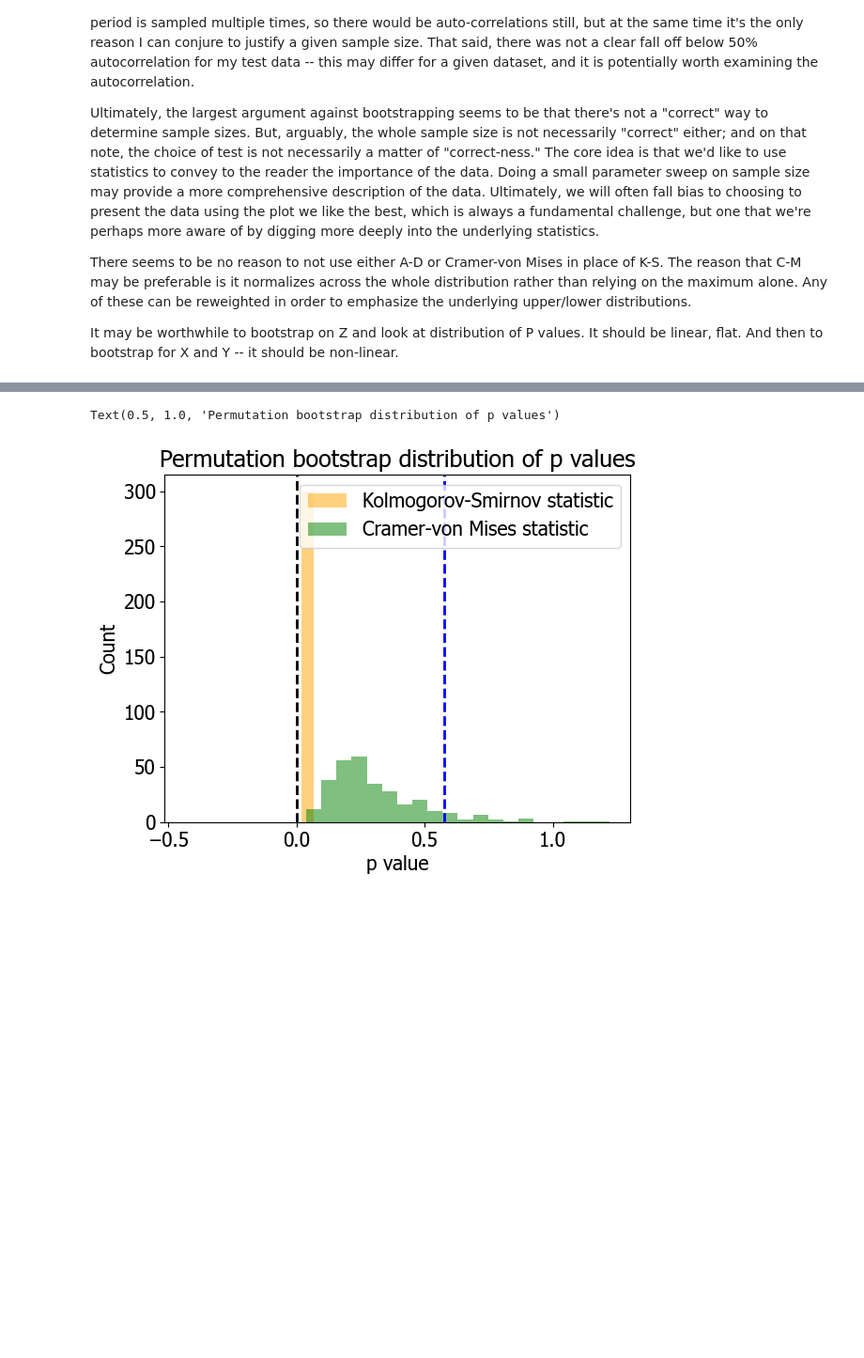
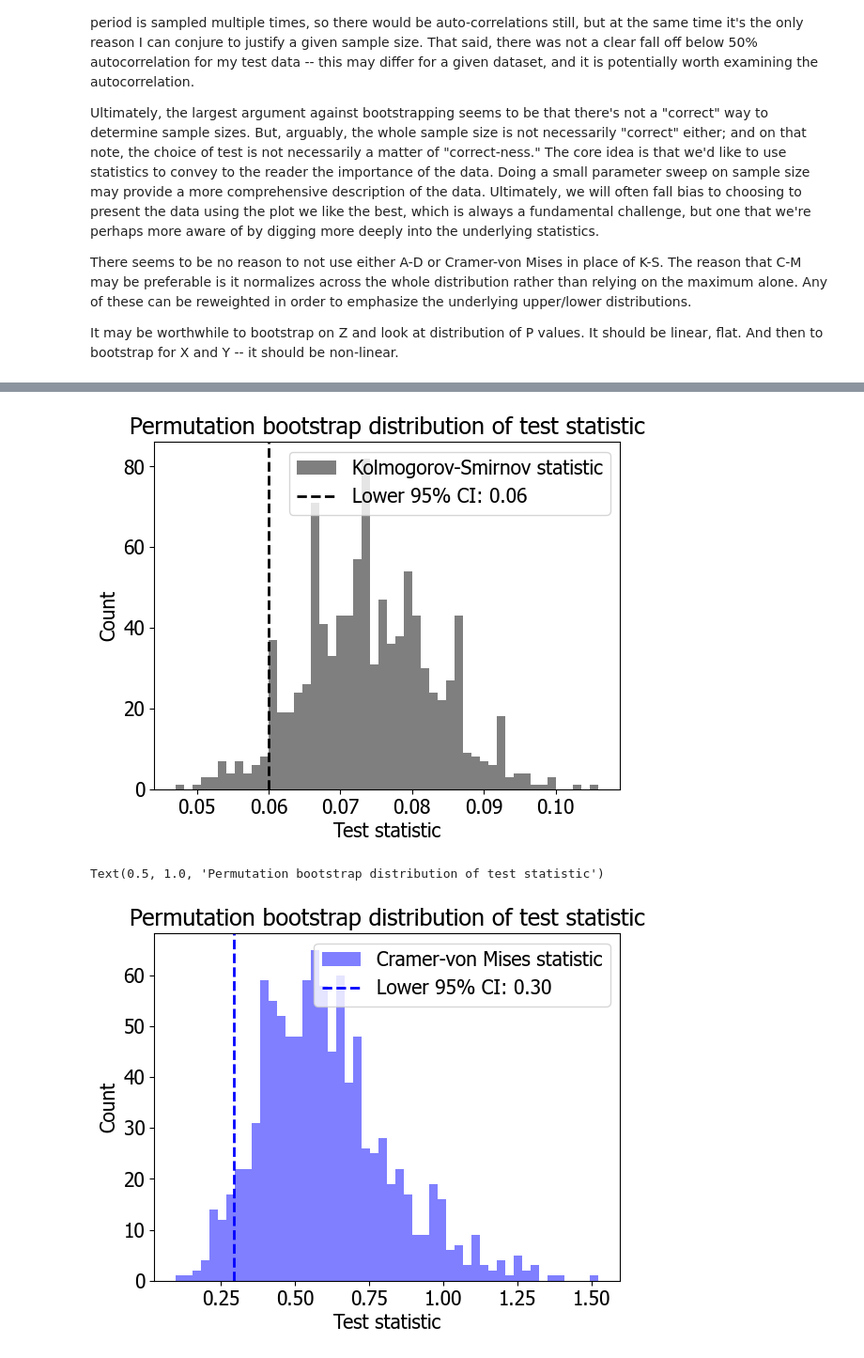
Before and after one commit to SageMay/datascience_scripts, a Jupyter notebook: statistics/comparingDistributions.ipynb, the cells around one changed output, grey strips where cells are left out. Shown at 94% size. Drawn from its saved outputs; the diff is of its cells as text; code cells hidden in the pictures; blank space fills up the shorter version.

```diff
--- a/statistics/comparingDistributions.ipynb
+++ b/statistics/comparingDistributions.ipynb
@@ -151,22 +166,28 @@ CramerVonMisesResult(statistic=0.0380750000000063, pvalue=0.9446782342690833)
 # %%
-num_bins = 20
-#plt.hist(np.round(ks_pvals, 6), bins = num_bins, alpha=.5, color = 'black', label = 'Kolmogorov-Smirnov p value') # round the pvalues to 5 sig figures
-#plt.hist(np.round(cvm_pvals, 6), bins = num_bins, alpha=.5, color = 'blue', label = 'Cramer-von Mises p value')
+# Plot the test statistic histograms for CVM and KS tests
 
-plt.hist(np.round(ks_stats, 6), bins = num_bins, alpha=.5, color = 'orange', label = 'Kolmogorov-Smirnov statistic') # round the pvalues to 5 sig figures
-plt.hist(np.round(cvm_stats, 6), bins = num_bins, alpha=.5, color = 'green', label = 'Cramer-von Mises statistic')
+num_bins = 50
+
+plt.hist(np.round(df.ks_stats, 6), bins = num_bins, alpha=.5, color = 'black', label = 'Kolmogorov-Smirnov statistic') # round to 5 sig figures
+confidence_level = 0.05
+lower_bound_quantile = ss.scoreatpercentile(df.ks_stats, confidence_level * 100)
+plt.axvline(lower_bound_quantile, color='black', linestyle='--', linewidth=2, label=f'Lower 95% CI: {lower_bound_quantile:.2f}')
 plt.legend()
+plt.xlabel('Test statistic')
+plt.ylabel('Count')
+plt.title('Permutation bootstrap distribution of test statistic')
+plt.show()
+plt.cla()
 
-# Establish confidence intervals for the data -- if the two distributions are the same then the p-value distribution should be flat, where 5% of the time the pvalue randomly is <.05
-confidence_level = 0.95
-upper_bound_quantile = ss.scoreatpercentile(ks_pvals, confidence_level * 100)
-plt.axvline(upper_bound_quantile, color='black', linestyle='--', linewidth=2, label=f'Upper 95% CI: {upper_bound_quantile:.2f}')
-
-upper_bound_quantile = ss.scoreatpercentile(cvm_pvals, confidence_level * 100)
-plt.axvline(upper_bound_quantile, color='blue', linestyle='--', linewidth=2, label=f'Upper 95% CI: {upper_bound_quantile:.2f}')
-plt.xlabel('p value')
+plt.hist(np.round(df.cvm_stats, 6), bins = num_bins, alpha=.5, color = 'blue', label = 'Cramer-von Mises statistic')
+confidence_level = 0.05
+lower_bound_quantile = ss.scoreatpercentile(df.cvm_stats, confidence_level * 100)
+plt.axvline(lower_bound_quantile, color='blue', linestyle='--', linewidth=2, label=f'Lower 95% CI: {lower_bound_quantile:.2f}')
+plt.legend()
+plt.xlabel('Test statistic')
 plt.ylabel('Count')
-plt.title('Permutation bootstrap distribution of p values')
+plt.title('Permutation bootstrap distribution of test statistic')
 # %% [output]
+[figure, new version]
-Text(0.5, 1.0, 'Permutation bootstrap distribution of p values')
+Text(0.5, 1.0, 'Permutation bootstrap distribution of test statistic')
-[figure, old version]
+[figure, added]
```
Also changed, not shown: parts of 16 cells of this notebook.
